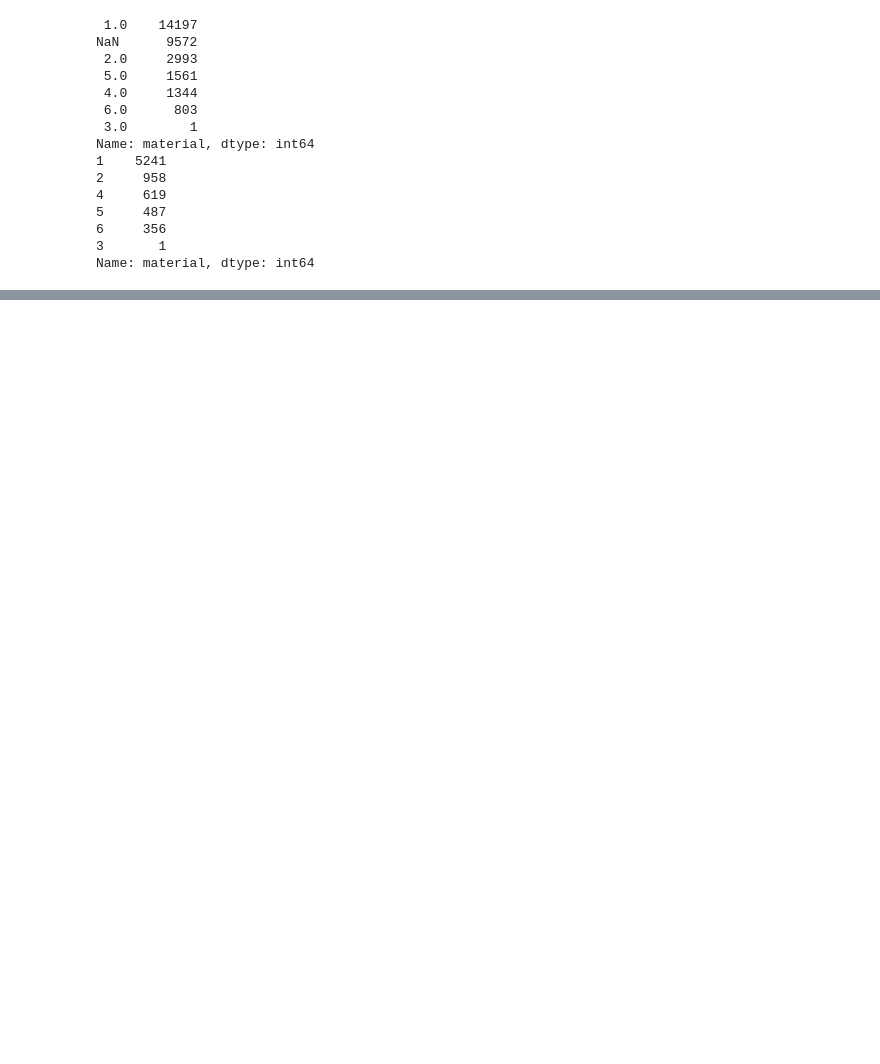
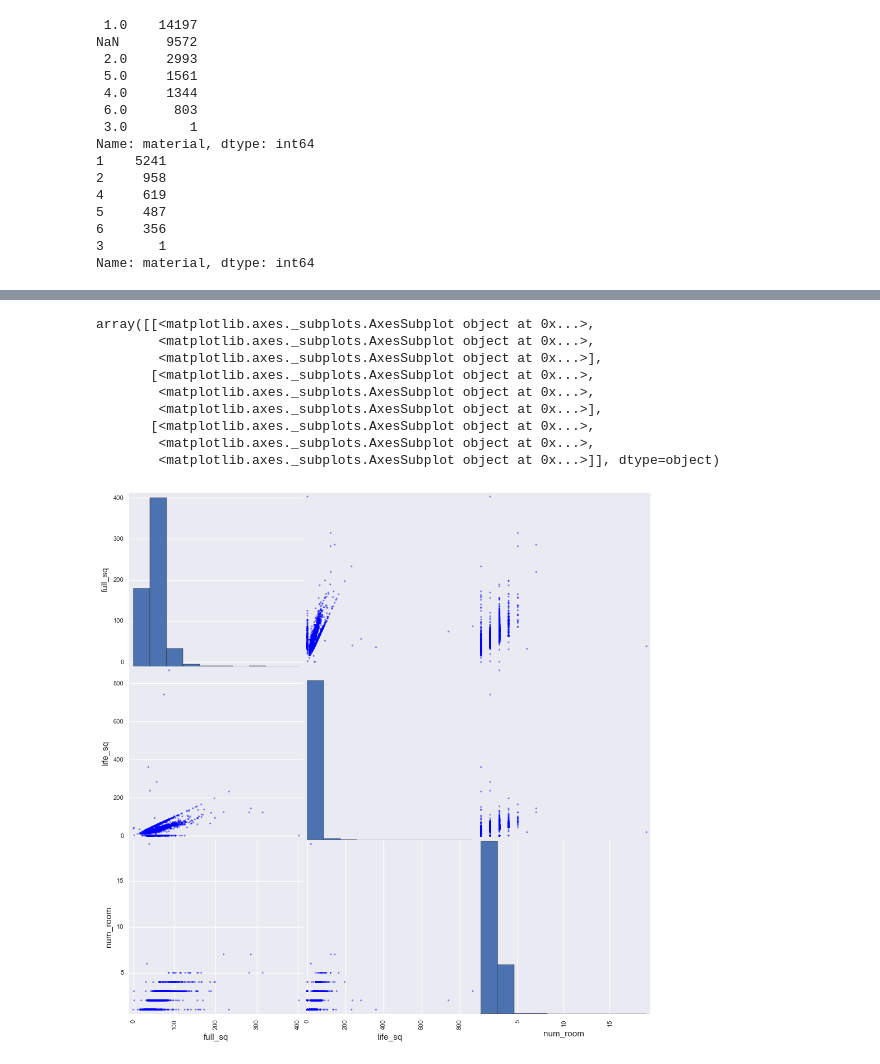
Before and after one commit to nycdatasci/bootcamp009_project, a Jupyter notebook: Project3-MachineLearning/chase_brandy_grant/EDA_Russian_Kaggel.ipynb, the cells around one changed output, grey strips where cells are left out. Saved outputs shown, nothing was run; the diff lists cells and outputs as text; code cells hidden in the pictures; blank space fills up the shorter version.

```diff
--- a/Project3-MachineLearning/chase_brandy_grant/EDA_Russian_Kaggel.ipynb
+++ b/Project3-MachineLearning/chase_brandy_grant/EDA_Russian_Kaggel.ipynb
@@ -388,0 +524,2 @@ Name: material, dtype: int64
+# %%
+test.loc[test['build_year'] < 1800, 'build_year'] = np.nan
@@ -388,0 +603,16 @@ Name: material, dtype: int64
+# %%
+## num_room / full_sq / life_sq (test set)
+scatter_matrix(test.loc[:, ['full_sq', 'life_sq', 'num_room']],
+               figsize=(12, 12),
+               diagonal='hist')
+# %% [output]
+array([[<matplotlib.axes._subplots.AxesSubplot object at 0x...>,
+        <matplotlib.axes._subplots.AxesSubplot object at 0x...>,
+        <matplotlib.axes._subplots.AxesSubplot object at 0x...>],
+       [<matplotlib.axes._subplots.AxesSubplot object at 0x...>,
+        <matplotlib.axes._subplots.AxesSubplot object at 0x...>,
+        <matplotlib.axes._subplots.AxesSubplot object at 0x...>],
+       [<matplotlib.axes._subplots.AxesSubplot object at 0x...>,
+        <matplotlib.axes._subplots.AxesSubplot object at 0x...>,
+        <matplotlib.axes._subplots.AxesSubplot object at 0x...>]], dtype=object)
+[figure, added]
```
Also changed, not shown: parts of 43 cells of this notebook.
